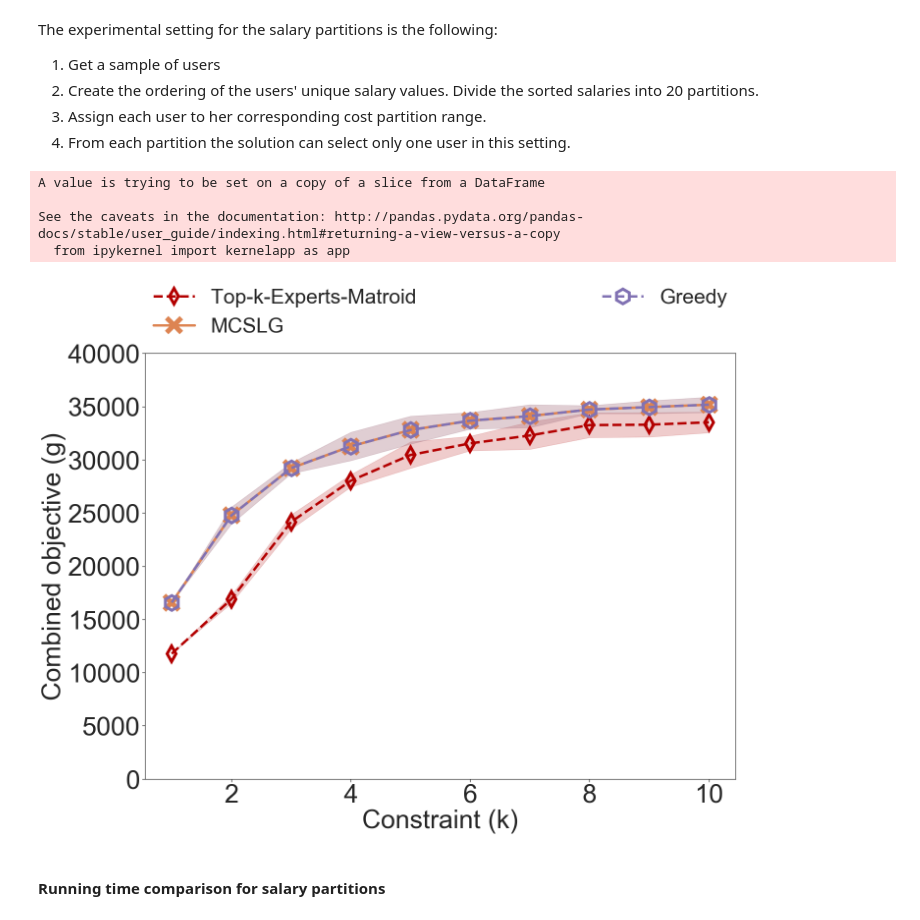
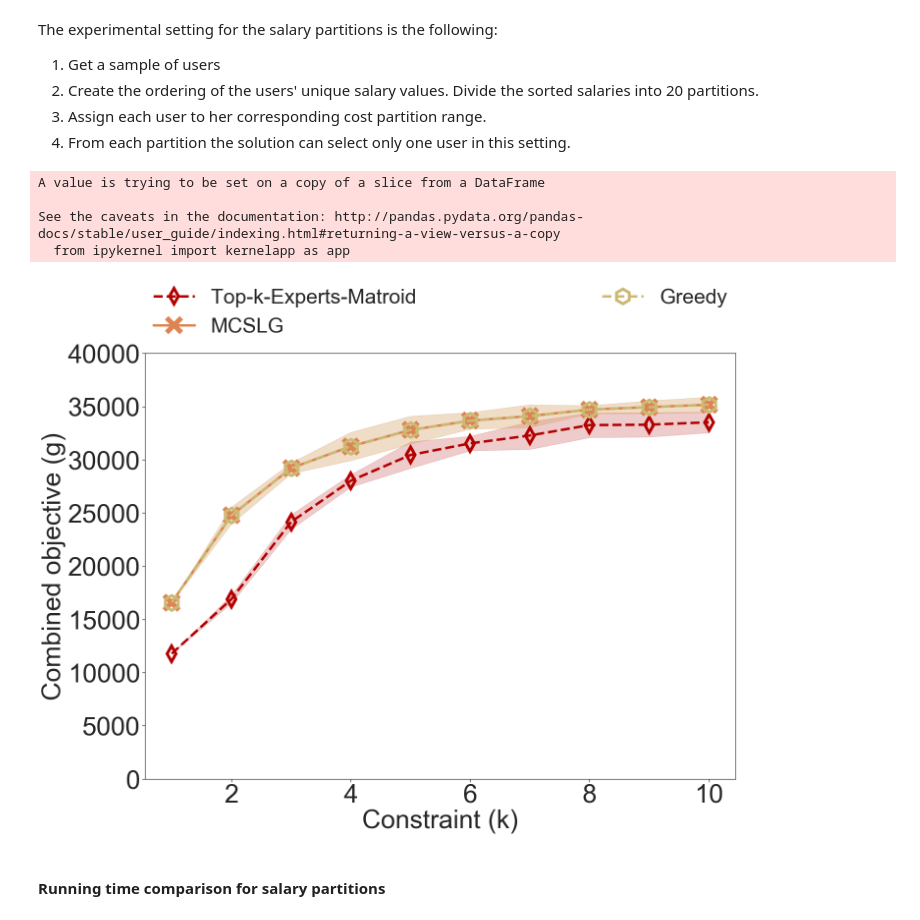
Before and after one commit to smnikolakaki/submodular-linear-cost-maximization, a Jupyter notebook: jupyter/Experiment_partition_matroid_problem_guru_pop08_rare01.ipynb, the cells around one changed output. Drawn from its saved outputs; the diff is of its cells as text; code cells hidden in the pictures.

```diff
--- a/jupyter/Experiment_partition_matroid_problem_guru_pop08_rare01.ipynb
+++ b/jupyter/Experiment_partition_matroid_problem_guru_pop08_rare01.ipynb
@@ -119,7 +119,7 @@ The experimental setting for the salary partitions is the following:
 3. From each partition the solution can select only one user in this setting.
 # %%
 def plot_performance_comparison(df):
-    palette = sns.color_palette(['#b30000','#dd8452', '#8172b3', '#4c72b0', '#8172b3',
+    palette = sns.color_palette(['#b30000','#dd8452', '#ccb974', '#4c72b0', '#8172b3',
                                  '#55a868',
                                  '#8172b3', '#937860', '#da8bc3', '#8c8c8c',
                                  '#ccb974', '#64b5cd'],3)
@@ -151,31 +151,31 @@ def plot_performance_comparison(df):
     plt.gca().tick_params(axis='x', labelsize=labelsize)
     return fig, ax
 # %%
-df = pd.read_csv("/Users/smnikolakaki/GitHub/submodular-linear-cost-maximization/jupyter/experiment_04_guru_salary_pop08_rare01.csv",
+df = pd.read_csv("/Users/smnikolakaki/GitHub/submodular-linear-cost-maximization/jupyter/experiment_04_guru_salary_pop08_rare01_final.csv",
                 header=0,
                 index_col=False)
 
 df.columns = ['Algorithm', 'sol', 'val', 'submodular_val', 'cost', 'runtime', 'lazy_epsilon',
        'sample_epsilon','user_sample_ratio','scaling_factor','num_rare_skills','num_common_skills',
         'num_popular_skills','num_sampled_skills','seed','k','cardinality_constraint','num_of_partitions']
 
 df = df[(df.Algorithm == 'partition_matroid_greedy')
         |(df.Algorithm == 'cost_scaled_partition_matroid_lazy_greedy')
         |(df.Algorithm == 'baseline_topk_matroid')
     ]
 
 df0 = df[(df['num_of_partitions'] == 5)]
 df0.sort_values(by ='Algorithm',inplace=True)
 set_style()
 fig, axes = plot_performance_comparison(df0)
 set_size(fig, x_size, y_size)
 save_fig(fig,'score_partition_guru_salary_pop08_rare01.pdf')
 # %% [output]
 A value is trying to be set on a copy of a slice from a DataFrame
 
 See the caveats in the documentation: http://pandas.pydata.org/pandas-docs/stable/user_guide/indexing.html#returning-a-view-versus-a-copy
   from ipykernel import kernelapp as app
-[figure, old version]
+[figure, new version]
 # %% [markdown]
 #### Running time comparison for salary partitions
 # %%
```
Also changed, not shown: parts of 3 cells of this notebook, 3 other files.
